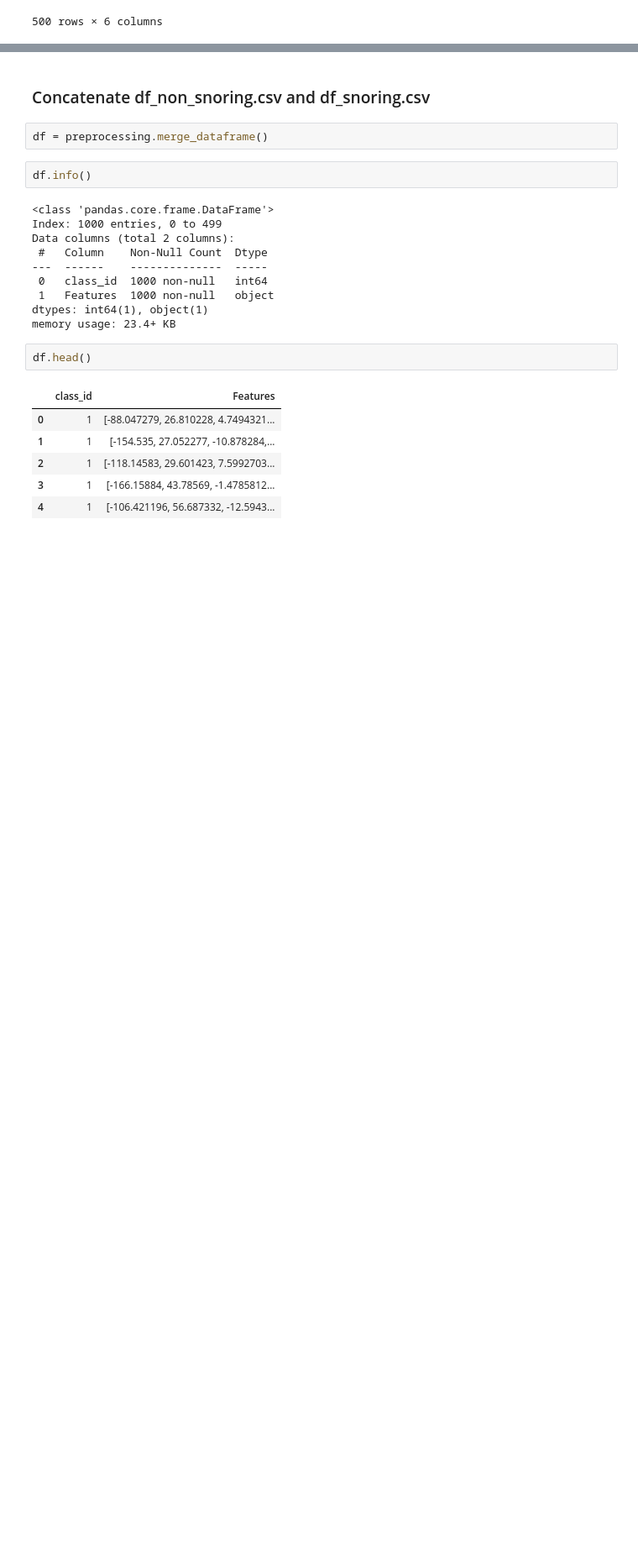
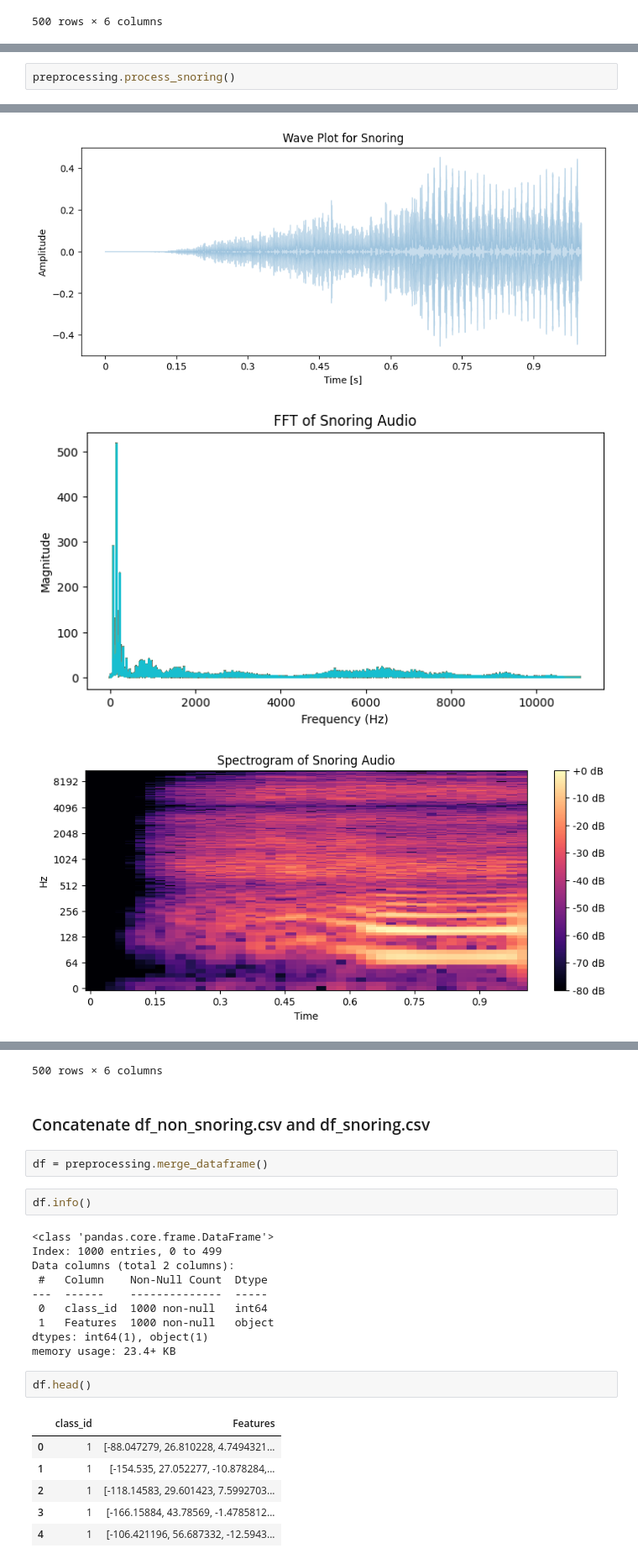
Before and after one commit to Ayikanying-ux/sleepiz_sleep_analysis, a Jupyter notebook: notebooks/preprocessing.ipynb, the cells around one changed output, grey strips where cells are left out. Shown: that part at 84% size. Cells and saved outputs as stored; diff of their text form; blank space fills up the shorter version.

```diff
--- a/notebooks/preprocessing.ipynb
+++ b/notebooks/preprocessing.ipynb
@@ -286,0 +307,3 @@ preprocessing.process_non_snoring()
+# %%
+preprocessing.process_snoring()
+# %% [output]
@@ -286,0 +311,3 @@ preprocessing.process_non_snoring()
+[figure, added]
+[figure, added]
+[figure, added]
@@ -287,3 +327,4 @@ preprocessing.process_non_snoring()
+500 rows × 6 columns
 # %% [markdown]
 ### Concatenate df_non_snoring.csv and df_snoring.csv
 # %%
```
Also changed, not shown: parts of 2 cells of this notebook, 2 other files.
